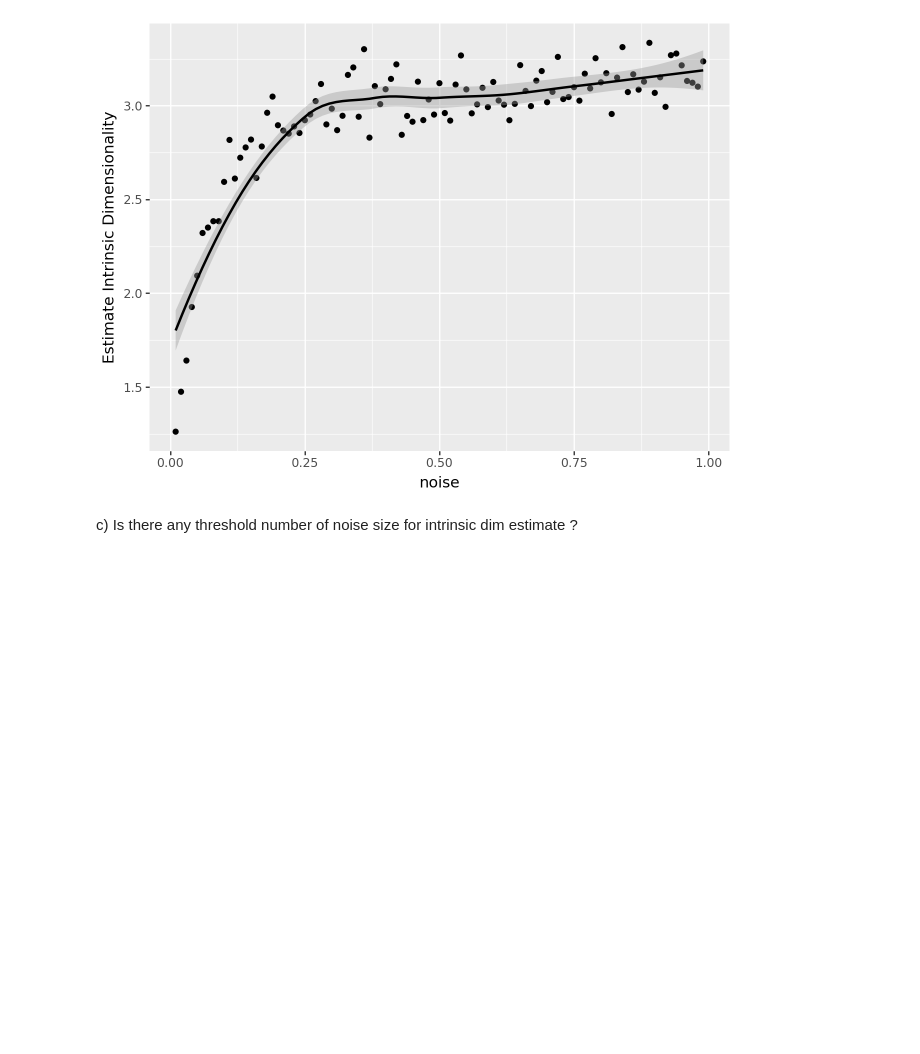
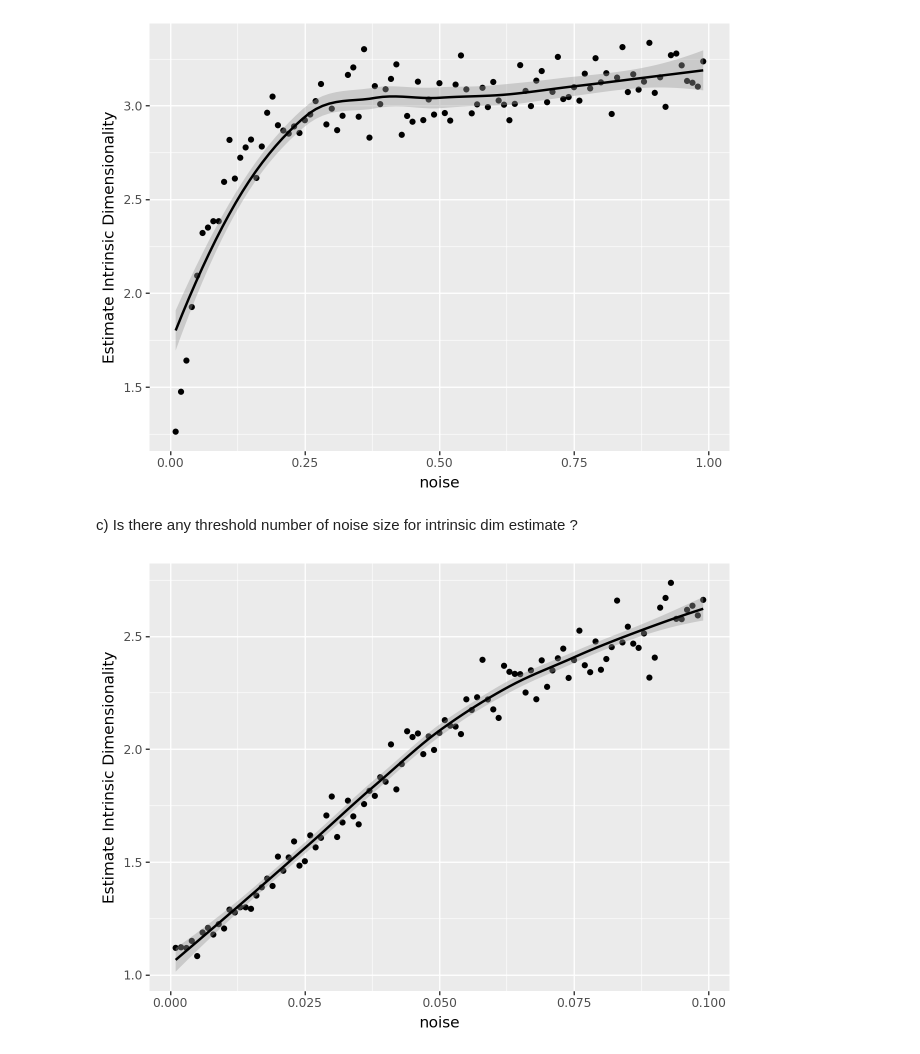
Before and after one commit to notPlancha/eda-lab-1, a Jupyter notebook: src/4.ipynb, the cells around one changed output. Cells and saved outputs as stored; diff of their text form; code cells hidden in the pictures; blank space fills up the shorter version.

```diff
--- a/src/4.ipynb
+++ b/src/4.ipynb
@@ -129,3 +129,23 @@ from plotnine import *
 [figure]
 # %% [markdown]
 c) Is there any threshold number of noise size for intrinsic dim estimate ?
+# %%
+# make from 0.1 to 2 noised dfs and calculate their eid
+lambdas = np.array(range(1, 100, 1))*0.001
+eids = []
+np.random.seed(1)
+for lamb in lambdas:
+  noised_df = generate_random_numbers_from_these_functions(lamb = lamb)
+  eid = id_pettis(noised_df)
+  eids.append(eid)
+noise_df = pd.DataFrame({'sigma': lambdas, 'eid': eids})
+# plot noise_df
+from plotnine import *
+(
+  ggplot(noise_df, aes(x='sigma', y='eid'))
+  + geom_point()
+  + geom_smooth(method = "loess")
+  + labs(x='noise', y='Estimate Intrinsic Dimensionality')
+)
+# %% [output]
+[figure, added]
```
Also changed, not shown: parts of 1 cell of this notebook.
